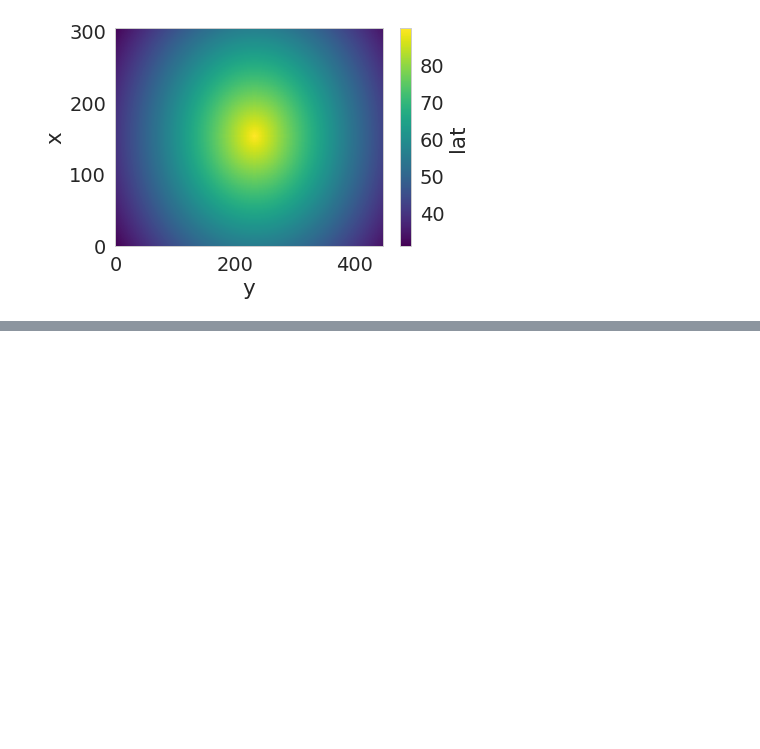
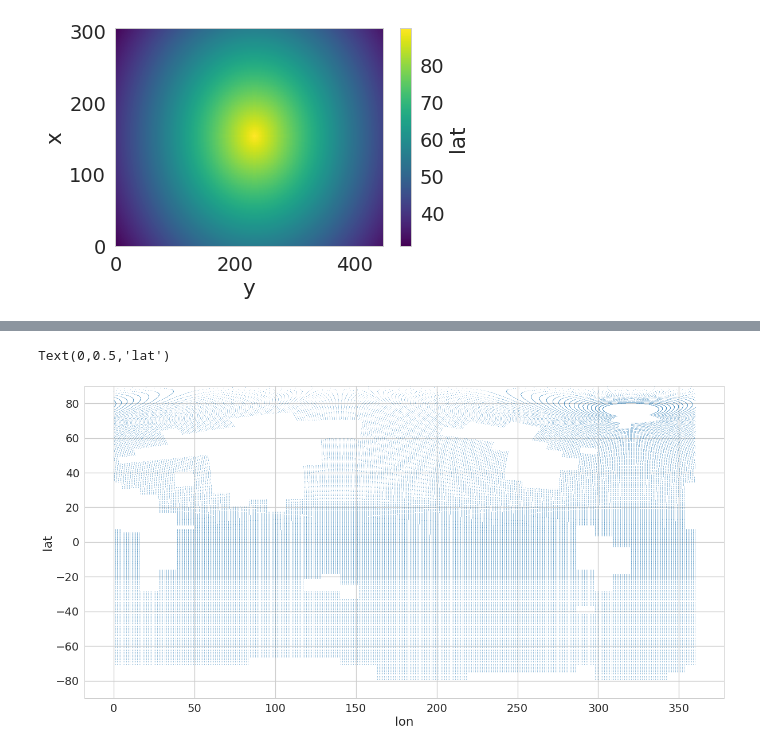
Before and after one commit to NicWayand/ESIO, a Jupyter notebook: notebooks/Regrid_CESM.ipynb, the cells around one changed output, grey strips where cells are left out. Cells and saved outputs as stored; diff of their text form; code cells hidden in the pictures; blank space fills up the shorter version.

Commit message:
regridding CESM

```diff
--- a/notebooks/Regrid_CESM.ipynb
+++ b/notebooks/Regrid_CESM.ipynb
@@ -18,9 +18,8 @@ sns.set_style('whitegrid')
 sns.set_context("talk", font_scale=1.5, rc={"lines.linewidth": 2.5})
 # %%
 # Data dir
-data_dir = r'/home/disk/sipn/nicway/data/model/nmme/test'
-# cfile = 'sic_OImon_GFDL-FLORB01_FLORB01-P1-ECDA-v3.1-062014_r9i1p1_201406-201505.nc'
-cfile = 'sic_OImon_GFDL-FLORB01_FLORB01-P1-ECDA-v3.1-041980_r2i1p1_198004-198103.nc'
+data_dir = r'/home/disk/sipn/nicway/data/model/CESM'
+cfile = 'wint3mNH.cice.h.1980-01.nc'
 file_in = os.path.join(data_dir, cfile)
 # %%
 # Open Data
@@ -195,0 +177,10 @@ cmap_sic.set_bad(color = 'lightgrey')
+# %%
+# Plot the input Grid
+plt.figure(figsize=(20,10))
+plt.scatter(aice['lon'], aice['lat'], s=0.1)  # plot grid locations
+plt.ylim([-90, 90])
+plt.xlabel('lon')
+plt.ylabel('lat')
+# %% [output]
+Text(0,0.5,'lat')
+[figure, added]
```
Also changed, not shown: parts of 25 cells of this notebook, 1 other file.
